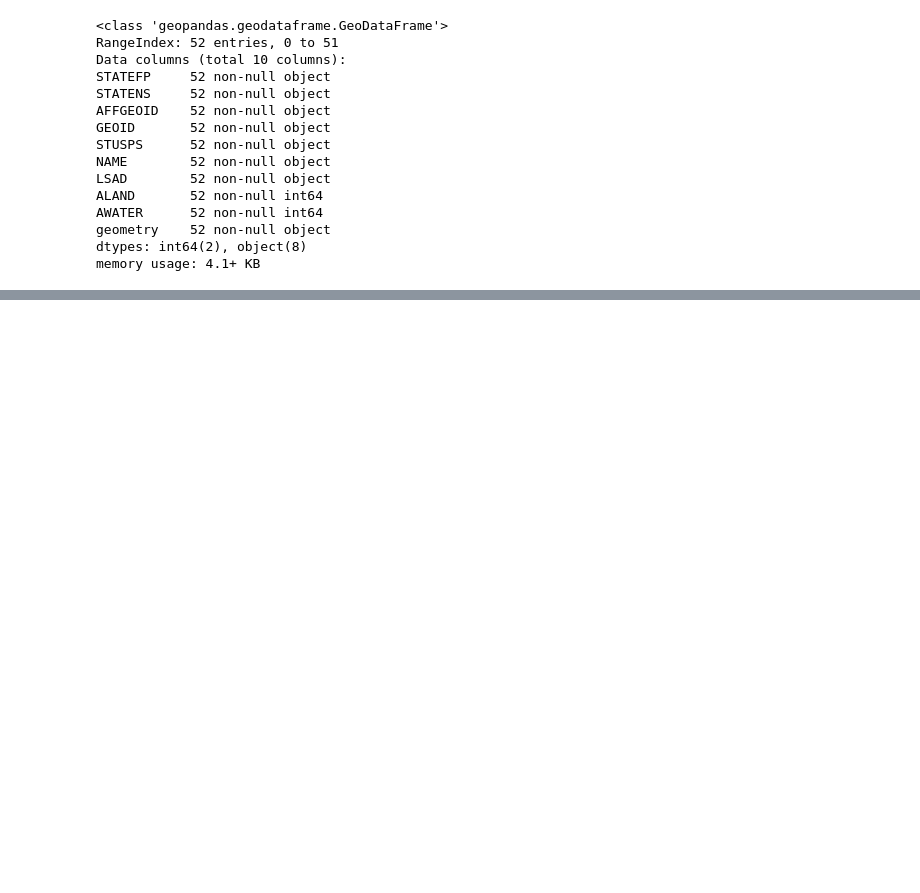
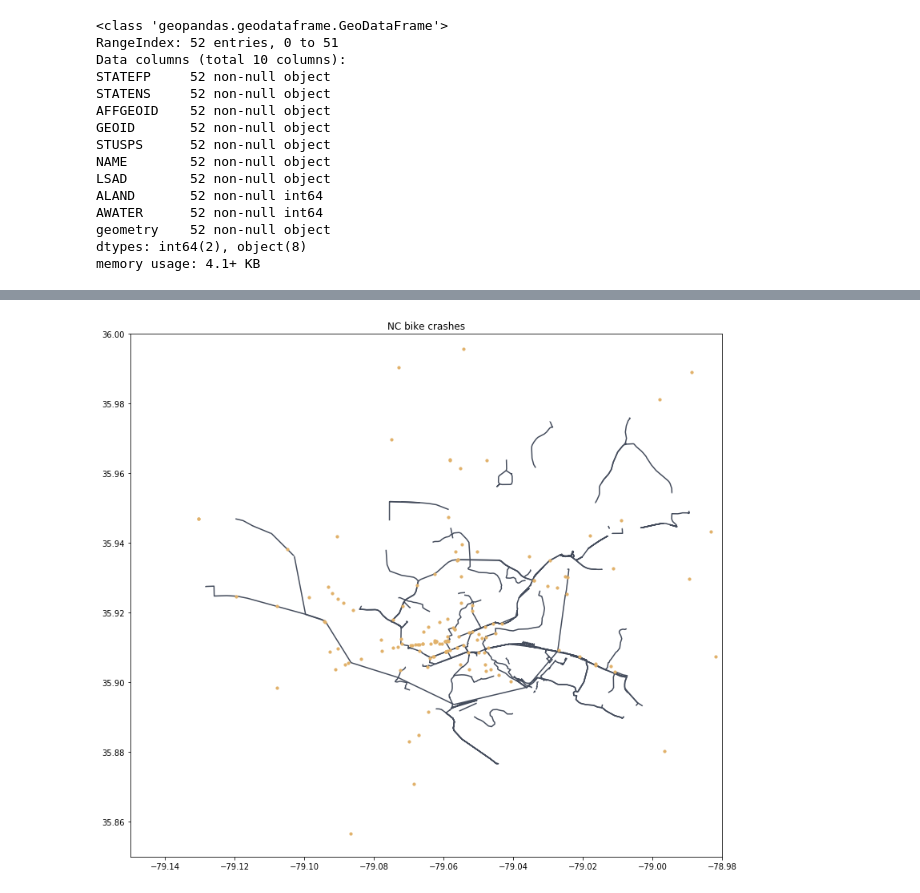
Before and after one commit to mahorn/bicycle-crashes, a Jupyter notebook: bici-buffering-clipping.ipynb, the cells around one changed output, grey strips where cells are left out. Cells and saved outputs as stored; diff of their text form; code cells hidden in the pictures; blank space fills up the shorter version.

```diff
--- a/bici-buffering-clipping.ipynb
+++ b/bici-buffering-clipping.ipynb
@@ -135,0 +150,12 @@ ax.set(xlim=(-79.2,-78.9), ylim=(35.8,36.1));
+# %%
+fig, ax = plt.subplots()
+
+title='NC bike crashes'
+ax.set(title=title)
+
+lines.plot(ax=ax, colorproje='#444C5C', zorder=6);
+bicycles.plot(ax=ax, color='#E1B16A', zorder=7, markersize=10);
+
+ax.set(xlim=(-79.15,-78.98), ylim=(35.85,36.0));
+# %% [output]
+[figure, added]
```
Also changed, not shown: parts of 11 cells of this notebook.
